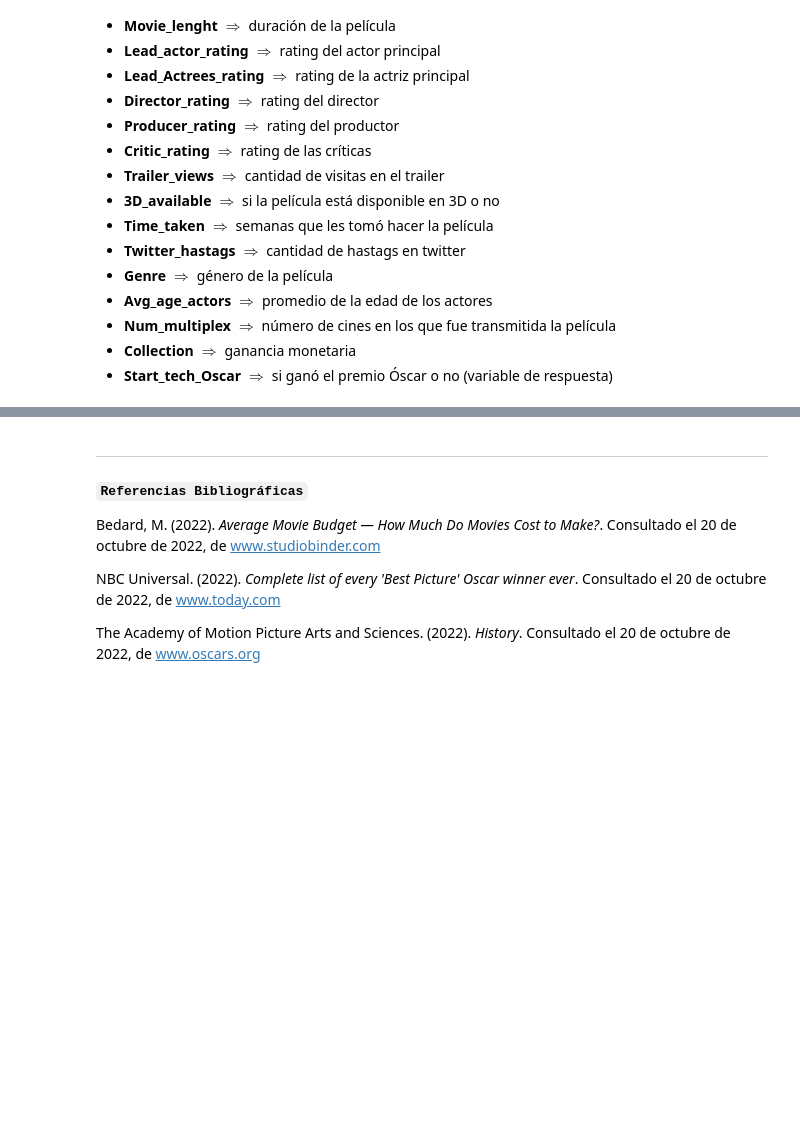
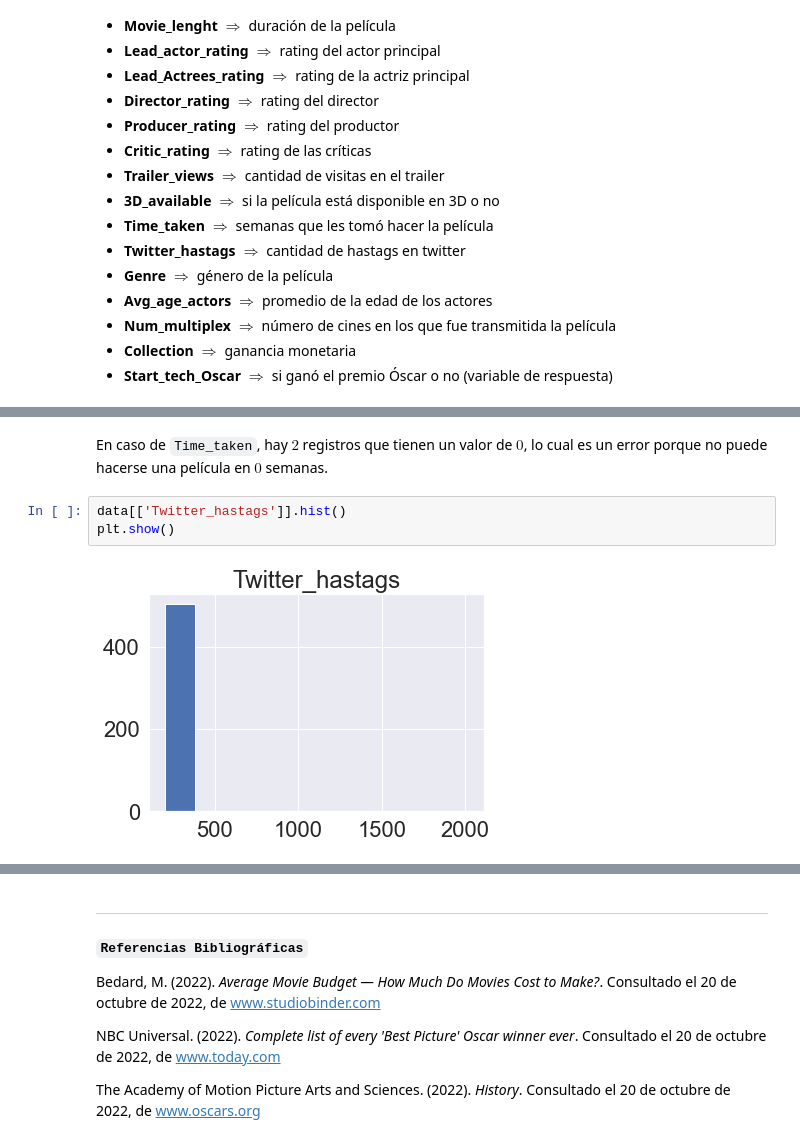
Before and after one commit to paucardenasg/Proyecto_Final_PCD, a Jupyter notebook: AndTheOscarGoesTo.ipynb, the cells around one changed output, grey strips where cells are left out. Drawn from its saved outputs; the diff is of its cells as text; blank space fills up the shorter version.

```diff
--- a/AndTheOscarGoesTo.ipynb
+++ b/AndTheOscarGoesTo.ipynb
@@ -45,0 +152,7 @@ Se trabajará con un conjunto de datos con información de distintas películas
+# %% [markdown]
+En caso de `Time_taken`, hay $2$ registros que tienen un valor de $0$, lo cual es un error porque no puede hacerse una película en $0$ semanas.
+# %%
+data[['Twitter_hastags']].hist()
+plt.show()
+# %% [output]
+[figure, added]
```
Also changed, not shown: parts of 42 cells of this notebook.
